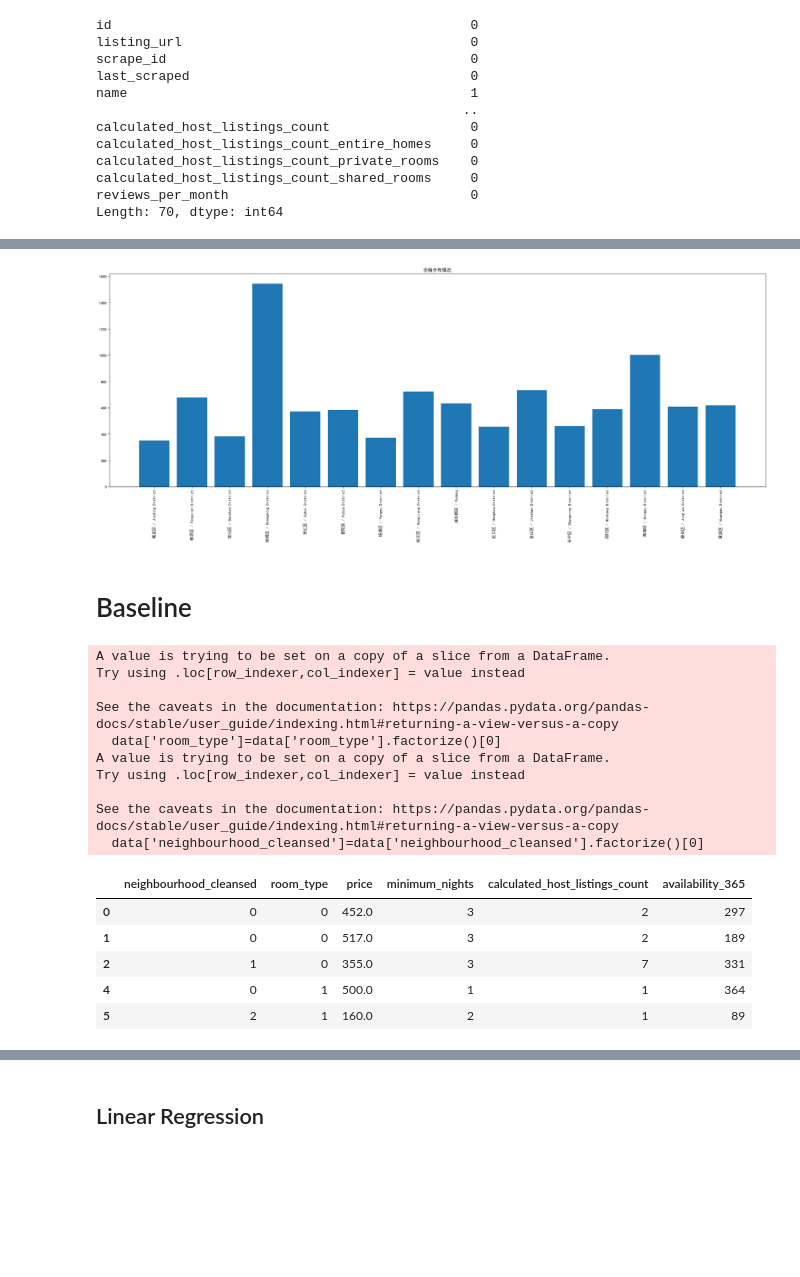
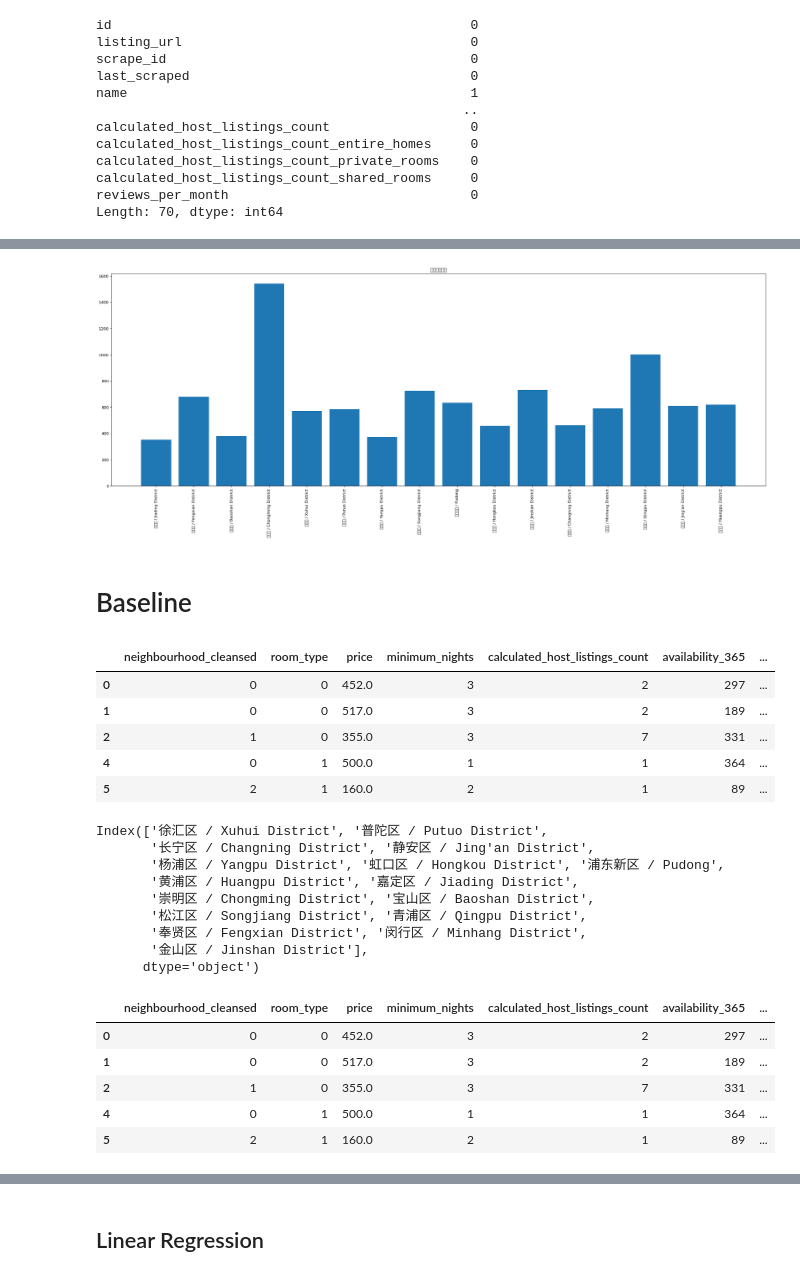
Before and after one commit to dc-ying/meituan_contest, a Jupyter notebook: explore.ipynb, the cells around one changed output, grey strips where cells are left out. Saved outputs shown, nothing was run; the diff lists cells and outputs as text; code cells hidden in the pictures; blank space fills up the shorter version.

```diff
--- a/explore.ipynb
+++ b/explore.ipynb
@@ -206,13 +186,15 @@ dict_items([('嘉定区 / Jiading District', 808), ('奉贤区 / Fengxian Distri
 picked_columns=['id', 'name', 'host_id',
        'host_name','neighbourhood_cleansed','host_neighbourhood', 'latitude', 'longitude', 'property_type',
        'room_type', 'accommodates','bathrooms_text', 'bedrooms',
-       'beds', 'amenities', 'price', 'minimum_nights', 'maximum_nights',
+       'beds', 'amenities', 'minimum_nights', 'maximum_nights',
        'has_availability', 'availability_30', 'availability_60',
        'availability_90', 'availability_365',
        'number_of_reviews','review_scores_rating',
        'review_scores_accuracy', 'review_scores_cleanliness',
        'review_scores_checkin', 'review_scores_communication',
        'review_scores_location', 'review_scores_value',
-       'calculated_host_listings_count', 'reviews_per_month']
+       'calculated_host_listings_count', 'reviews_per_month','host_response_time',
+        'host_response_rate', 'host_acceptance_rate',
+       'host_is_superhost','price']
 # %%
 cleaned_list = cleaned_list.drop(cleaned_list[cleaned_list['number_of_reviews']==0].index)
@@ -273,33 +249,55 @@ plt.figure(figsize=(30,10),dpi=80)
 plt.title('价格分布情况')
 plt.bar(neighbourhood_price.index,neighbourhood_price.price)
 plt.xticks(rotation=90)  # 旋转坐标标签
-plt.savefig('价格分布情况.jpg')#保存图片
+plt.savefig('./fig/价格分布情况.jpg')#保存图片
 # %% [output]
-[figure, old version]
+[figure, new version]
 # %% [markdown]
 # Baseline
 # %%
 feature_columns=['neighbourhood_cleansed','room_type','price',
-                 'minimum_nights','calculated_host_listings_count','availability_365']
+                 'minimum_nights','calculated_host_listings_count','availability_365',
+                 'review_scores_accuracy', 'review_scores_cleanliness',
+                   'review_scores_checkin', 'review_scores_communication',
+                   'review_scores_location', 'review_scores_value','host_is_superhost','number_of_reviews']
+# 'host_response_time','host_response_rate', 'host_acceptance_rate'
+# within a few hours,100% ,50%
 data = features[feature_columns]
 # %%
-data['room_type']=data['room_type'].factorize()[0]
-data['neighbourhood_cleansed']=data['neighbourhood_cleansed'].factorize()[0]
+room_type_label,room_type_map = data['room_type'].factorize()
+data['room_type'] = room_type_label
+
+neighbourhood_cleansed_label,neighbourhood_cleansed_map = data['neighbourhood_cleansed'].factorize()
+data['neighbourhood_cleansed'] = neighbourhood_cleansed_label
 data.head()
 # %% [output]
-A value is trying to be set on a copy of a slice from a DataFrame.
-Try using .loc[row_indexer,col_indexer] = value instead
-
-See the caveats in the documentation: https://pandas.pydata.org/pandas-docs/stable/user_guide/indexing.html#returning-a-view-versus-a-copy
-  data['room_type']=data['room_type'].factorize()[0]
-A value is trying to be set on a copy of a slice from a DataFrame.
-Try using .loc[row_indexer,col_indexer] = value instead
-
-See the caveats in the documentation: https://pandas.pydata.org/pandas-docs/stable/user_guide/indexing.html#returning-a-view-versus-a-copy
-  data['neighbourhood_cleansed']=data['neighbourhood_cleansed'].factorize()[0]
-|  | neighbourhood_cleansed | room_type | price | minimum_nights | calculated_host_listings_count | availability_365 |
-| 0 | 0 | 0 | 452.0 | 3 | 2 | 297 |
-| 1 | 0 | 0 | 517.0 | 3 | 2 | 189 |
-| 2 | 1 | 0 | 355.0 | 3 | 7 | 331 |
-| 4 | 0 | 1 | 500.0 | 1 | 1 | 364 |
-| 5 | 2 | 1 | 160.0 | 2 | 1 | 89 |
+|  | neighbourhood_cleansed | room_type | price | minimum_nights | calculated_host_listings_count | availability_365 | ... |
+| 0 | 0 | 0 | 452.0 | 3 | 2 | 297 | ... |
+| 1 | 0 | 0 | 517.0 | 3 | 2 | 189 | ... |
+| 2 | 1 | 0 | 355.0 | 3 | 7 | 331 | ... |
+| 4 | 0 | 1 | 500.0 | 1 | 1 | 364 | ... |
+| 5 | 2 | 1 | 160.0 | 2 | 1 | 89 | ... |
+# %%
+neighbourhood_cleansed_map
+# %% [output]
+Index(['徐汇区 / Xuhui District', '普陀区 / Putuo District',
+       '长宁区 / Changning District', '静安区 / Jing'an District',
+       '杨浦区 / Yangpu District', '虹口区 / Hongkou District', '浦东新区 / Pudong',
+       '黄浦区 / Huangpu District', '嘉定区 / Jiading District',
+       '崇明区 / Chongming District', '宝山区 / Baoshan District',
+       '松江区 / Songjiang District', '青浦区 / Qingpu District',
+       '奉贤区 / Fengxian District', '闵行区 / Minhang District',
+       '金山区 / Jinshan District'],
+      dtype='object')
+# %%
+data.loc[data['host_is_superhost']=='t','host_is_superhost'] = 1
+data.loc[data['host_is_superhost']=='f','host_is_superhost'] = 0
+data['host_is_superhost'] = data['host_is_superhost'].astype(float)
+data.head()
+# %% [output]
+|  | neighbourhood_cleansed | room_type | price | minimum_nights | calculated_host_listings_count | availability_365 | ... |
+| 0 | 0 | 0 | 452.0 | 3 | 2 | 297 | ... |
+| 1 | 0 | 0 | 517.0 | 3 | 2 | 189 | ... |
+| 2 | 1 | 0 | 355.0 | 3 | 7 | 331 | ... |
+| 4 | 0 | 1 | 500.0 | 1 | 1 | 364 | ... |
+| 5 | 2 | 1 | 160.0 | 2 | 1 | 89 | ... |
```
Also changed, not shown: parts of 24 cells of this notebook.
